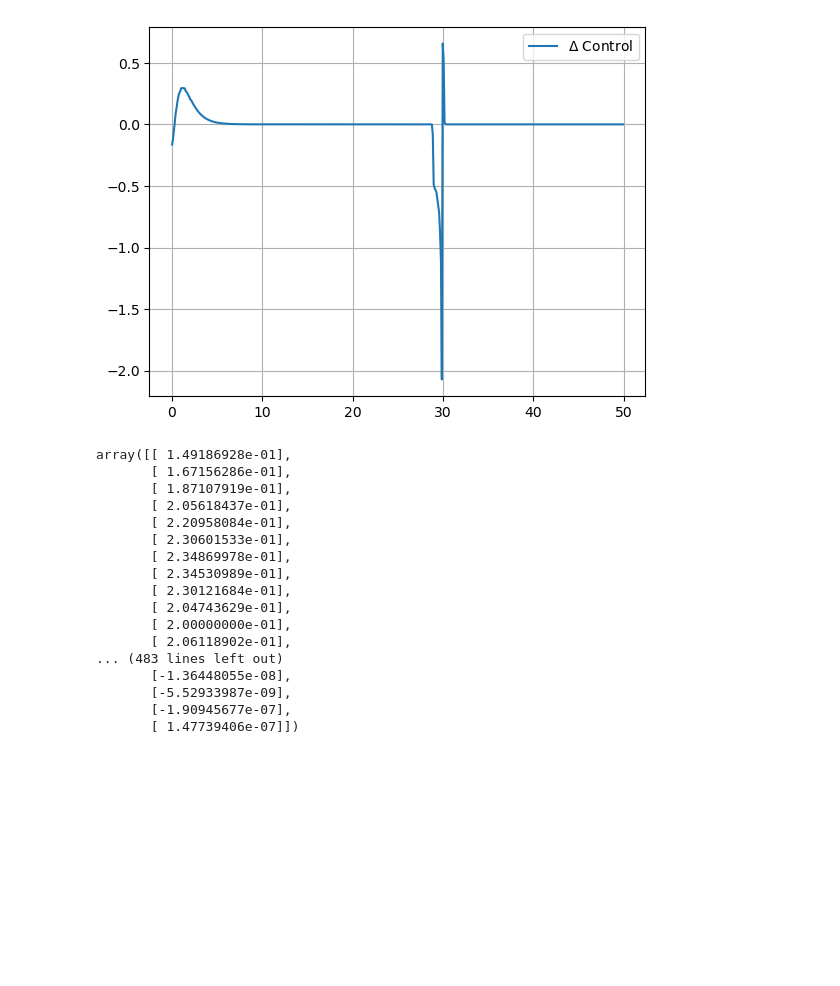
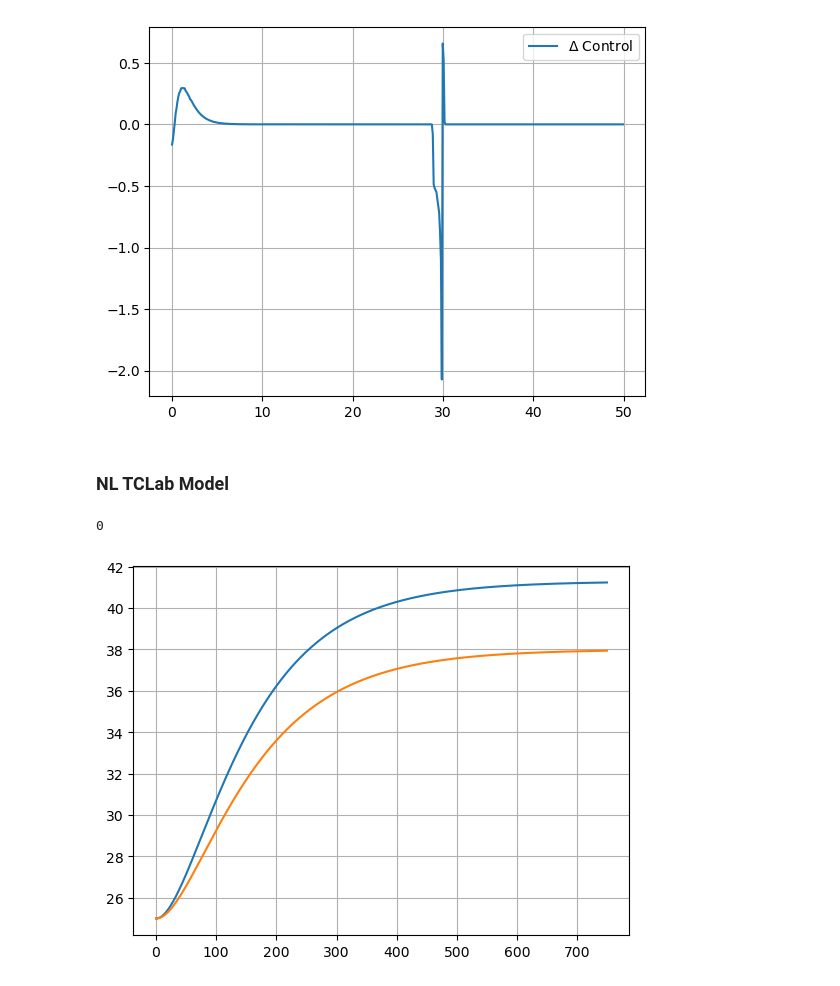
Before and after one commit to jhat6/simple_NLMPC_example, a Jupyter notebook: simple_NLMPC_NB.ipynb, the cells around one changed output. Drawn from its saved outputs; the diff is of its cells as text; code cells hidden in the pictures; blank space fills up the shorter version.

Commit message:
updated with TClab code

```diff
--- a/simple_NLMPC_NB.ipynb
+++ b/simple_NLMPC_NB.ipynb
@@ -242,23 +246,17 @@ plot_results(timeSamples, x, ref, uact)
 [figure]
 [figure]
 [figure]
-# %%
-uact[1:]-uact[0:-1]
-# %% [output]
-array([[ 1.49186928e-01],
-       [ 1.67156286e-01],
-       [ 1.87107919e-01],
-       [ 2.05618437e-01],
-       [ 2.20958084e-01],
-       [ 2.30601533e-01],
-       [ 2.34869978e-01],
-       [ 2.34530989e-01],
-       [ 2.30121684e-01],
-       [ 2.04743629e-01],
-       [ 2.00000000e-01],
-       [ 2.06118902e-01],
-... (483 lines left out)
-       [-1.36448055e-08],
-       [-5.52933987e-09],
-       [-1.90945677e-07],
-       [ 1.47739406e-07]])
+# %% [markdown]
+### NL TCLab Model
+# %%
+Ta = 23.0+273.15     # K
+mass = 4.0/1000.0    # kg
+Cp = 0.5*1000.0      # J/kg-K
+A = 10.0/100.0**2    # Area not between heaters in m^2
+As = 2.0/100.0**2    # Area between heaters in m^2
+eps = 0.9            # Emissivity
+sigma = 5.67e-8            # Stefan-Boltzmann
+tau = 50
+U = 10
+alpha1 = 0.01
+alpha2 = 0.0075
@@ -264,0 +310,18 @@ array([[ 1.49186928e-01],
+# %%
+for k in range(1):
+    print(k)
+# %% [output]
+0
+# %%
+dt = 1
+cycles = 1000
+P = 750
+Q = 30*np.ones((2*P, 1))
+
+TC0 = 25*np.ones((2,1))
+TC1_, TC2_= Tc_prediction(Q, dt, TC0)
+plt.plot(TC1_);
+plt.plot(TC2_);
+plt.grid()
+# %% [output]
+[figure, added]
```
Also changed, not shown: parts of 13 cells of this notebook.
